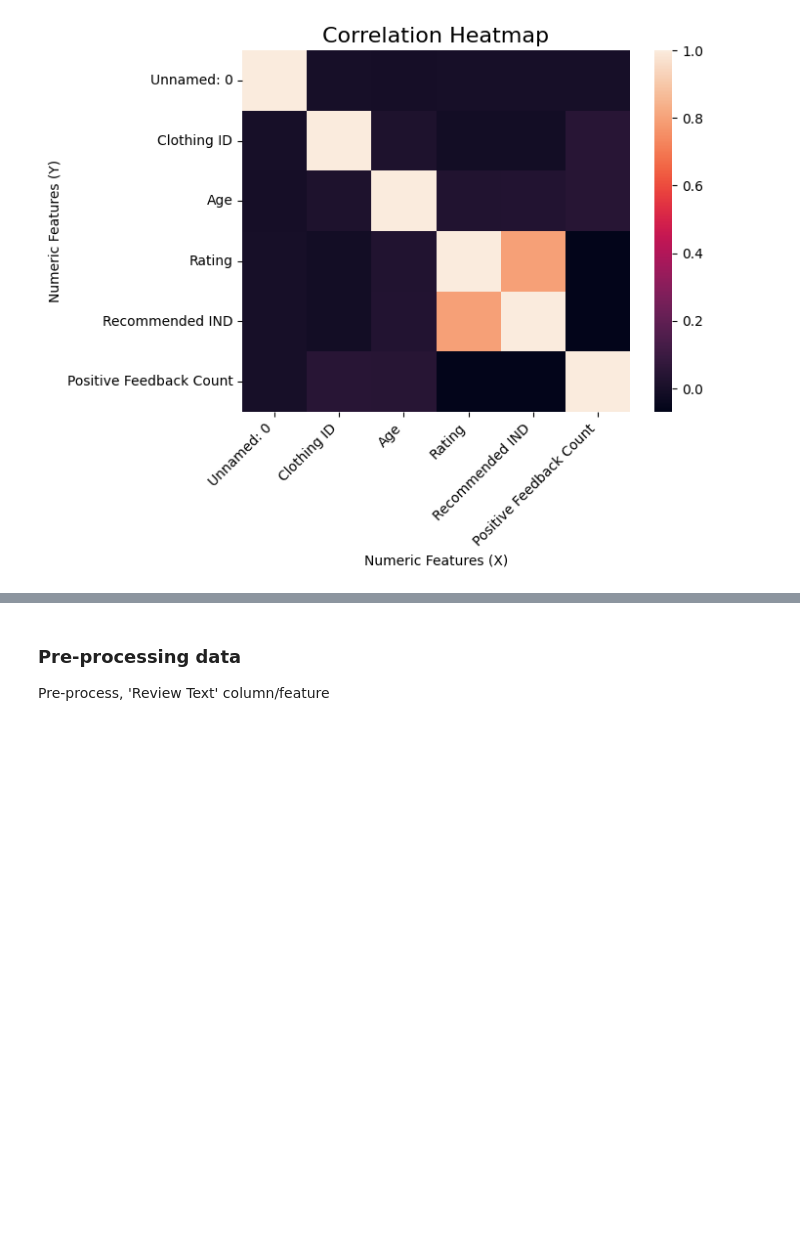
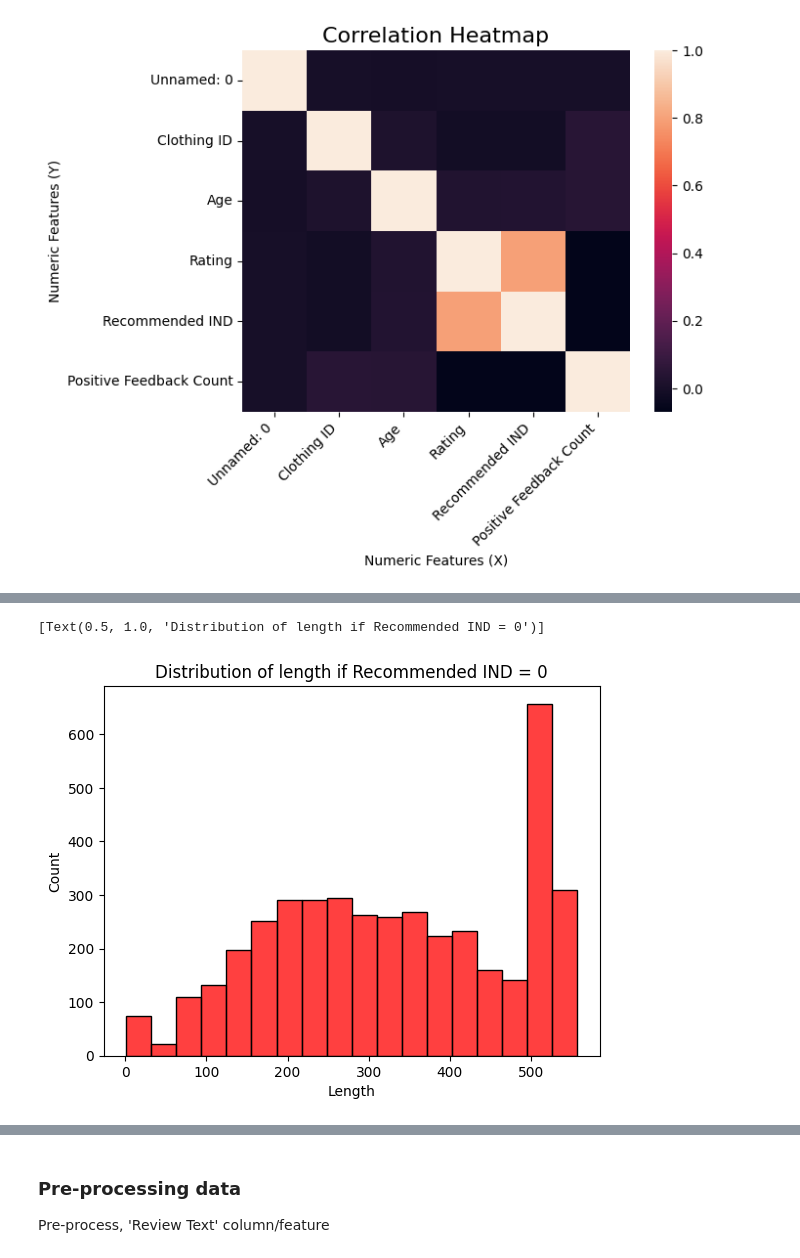
Before and after one commit to theaussiepie/basic_webapp_prod_rec_w-nlp, a Jupyter notebook: eda/eda.ipynb, the cells around one changed output, grey strips where cells are left out. Saved outputs shown, nothing was run; the diff lists cells and outputs as text; code cells hidden in the pictures; blank space fills up the shorter version.

```diff
--- a/eda/eda.ipynb
+++ b/eda/eda.ipynb
@@ -268,0 +335,5 @@ close to zero.
+# %%
+sns.histplot(df[df['Recommended IND']==0]['Length'], color='Red').set(title='Distribution of length if Recommended IND = 0')
+# %% [output]
+[Text(0.5, 1.0, 'Distribution of length if Recommended IND = 0')]
+[figure, added]
```
Also changed, not shown: parts of 17 cells of this notebook.
